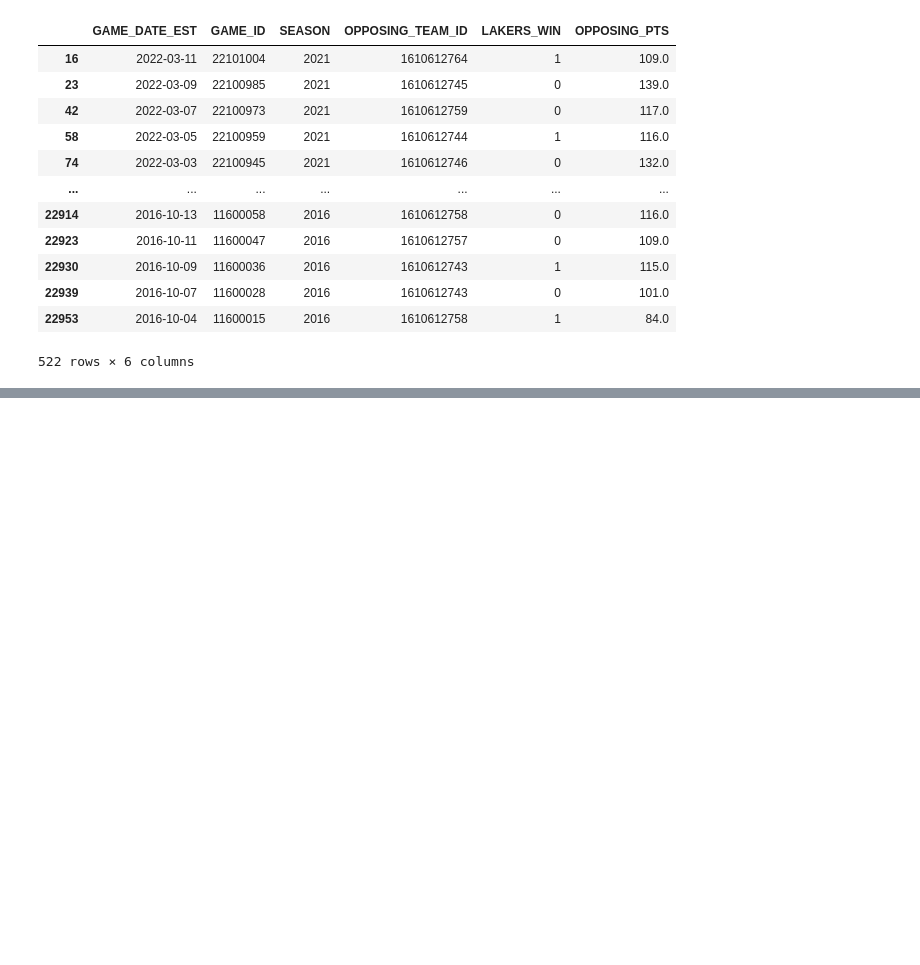
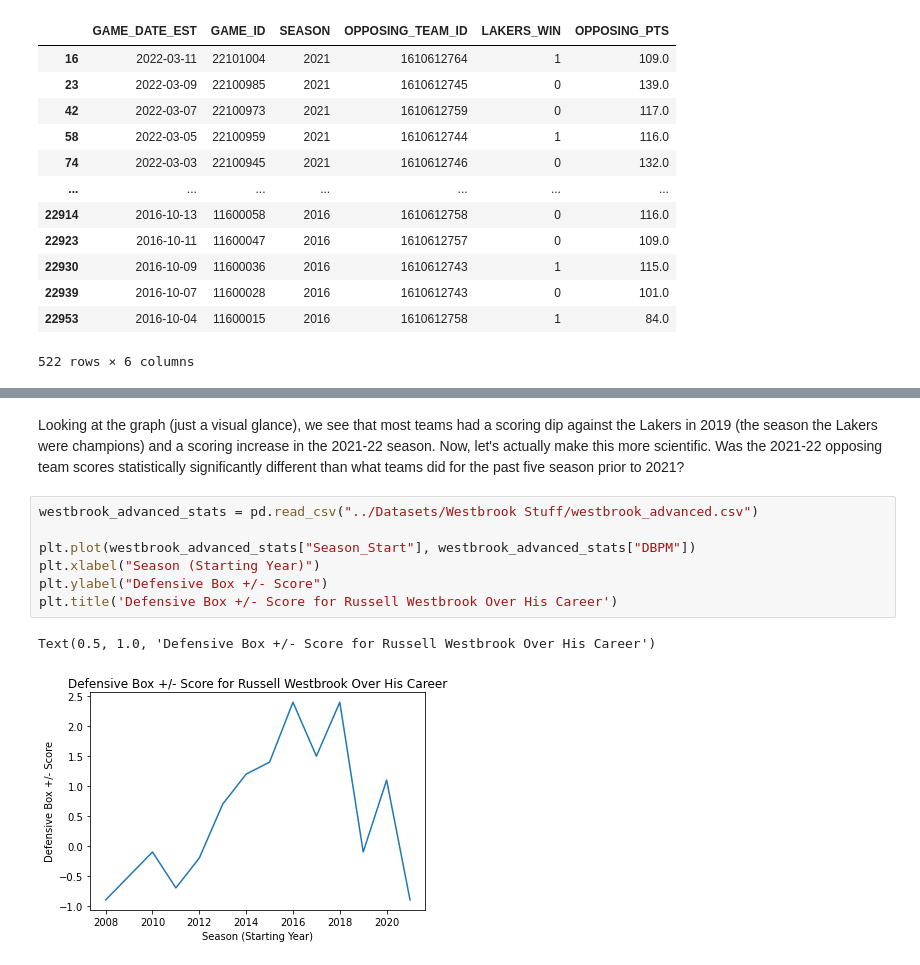
Before and after one commit to andrewyuantw/LakersAnalysis, a Jupyter notebook: Code/Defense.ipynb, the cells around one changed output, grey strips where cells are left out. Cells and saved outputs as stored; diff of their text form; blank space fills up the shorter version.

```diff
--- a/Code/Defense.ipynb
+++ b/Code/Defense.ipynb
@@ -159,0 +233,12 @@ plt.scatter(lose_df["SEASON"], lose_df["OPPOSING_PTS"], color = 'red')
+# %% [markdown]
+Looking at the graph (just a visual glance), we see that most teams had a scoring dip against the Lakers in 2019 (the season the Lakers were champions) and a scoring increase in the 2021-22 season. Now, let's actually make this more scientific. Was the 2021-22 opposing team scores statistically significantly different than what teams did for the past five season prior to 2021?
+# %%
+westbrook_advanced_stats = pd.read_csv("../Datasets/Westbrook Stuff/westbrook_advanced.csv")
+
+plt.plot(westbrook_advanced_stats["Season_Start"], westbrook_advanced_stats["DBPM"])
+plt.xlabel("Season (Starting Year)")
+plt.ylabel("Defensive Box +/- Score")
+plt.title('Defensive Box +/- Score for Russell Westbrook Over His Career')
+# %% [output]
+Text(0.5, 1.0, 'Defensive Box +/- Score for Russell Westbrook Over His Career')
+[figure, added]
```
Also changed, not shown: parts of 12 cells of this notebook, 1 other file.
